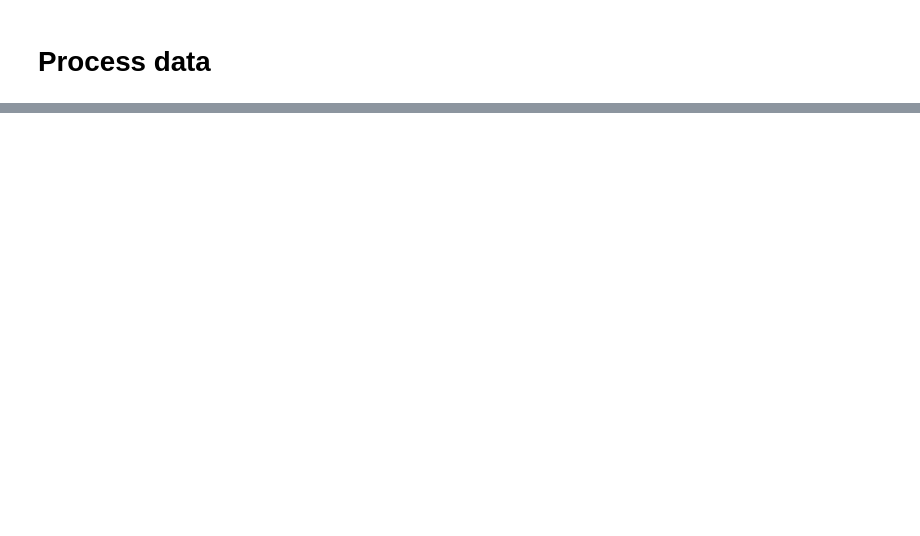
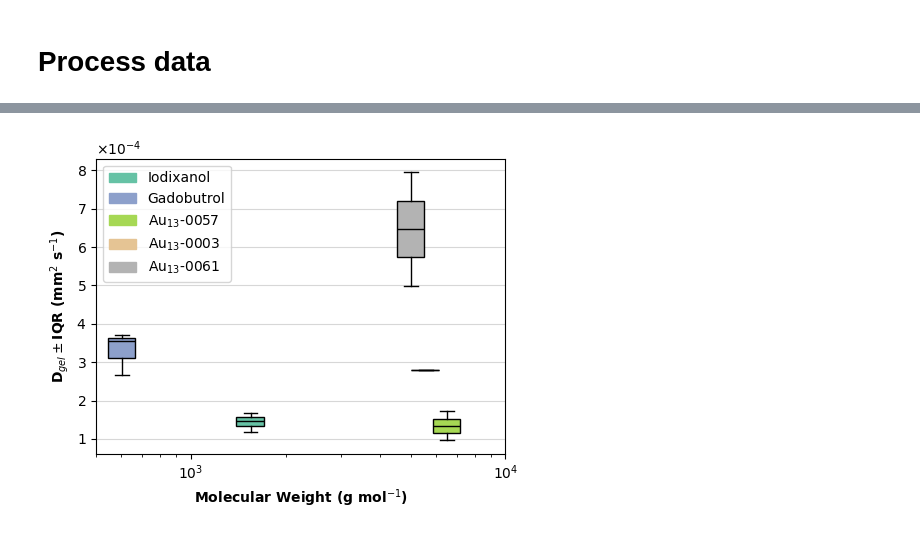
Before and after one commit to isaackh28/diff_tests, a Jupyter notebook: icd_ca.ipynb, the cells around one changed output, grey strips where cells are left out. Cells and saved outputs as stored; diff of their text form; code cells hidden in the pictures; blank space fills up the shorter version.

```diff
--- a/icd_ca.ipynb
+++ b/icd_ca.ipynb
@@ -270,0 +306,42 @@ plt.show()
+# %%
+import matplotlib.patches as mpatches
+
+fig, ax = plt.subplots(figsize = (5, 4))
+positions = [molweight[tracer] for tracer in tracers]
+widths = [pos * 0.2 for pos in positions]
+bplot = ax.boxplot(d_all,
+                   positions = positions,
+                   widths = widths,
+                   patch_artist = True)
+
+ax.ticklabel_format(axis = 'y',
+                    style = 'sci',
+                    scilimits = (0, 0),
+                    useMathText = True)
+
+ax.set_xlabel(f"Molecular Weight (g mol$^{{-1}}$)",
+              fontdict = {"weight": "bold"})
+
+ax.set_ylabel(f"D$_{{gel}} \\pm $IQR (mm$^2$ s$^{{-1}}$)",
+              fontdict = {"weight": "bold"})
+
+for patch, color in zip(bplot["boxes"], colors):
+    patch.set_facecolor(color)
+
+for median in bplot["medians"]:
+    median.set_color("k")
+
+legend_patches = [mpatches.Patch(color = c, label = l) for c, l in zip(colors, labels)]
+
+ax.legend(handles=legend_patches, loc='upper left')
+
+ax.set_xscale("log")
+ax.set_xlim(500, 10000)
+ax.grid(alpha = 0.5, axis = "y")
+plt.tight_layout()
+
+path = r"\figures\dgel_mw.png" if sys.platform == "win32" else "/figures/dgel_mw.png"
+plt.savefig(dir + path, dpi = 400)
+plt.show()
+# %% [output]
+[figure, added]
```
Also changed, not shown: parts of 13 cells of this notebook, 2 other files.
